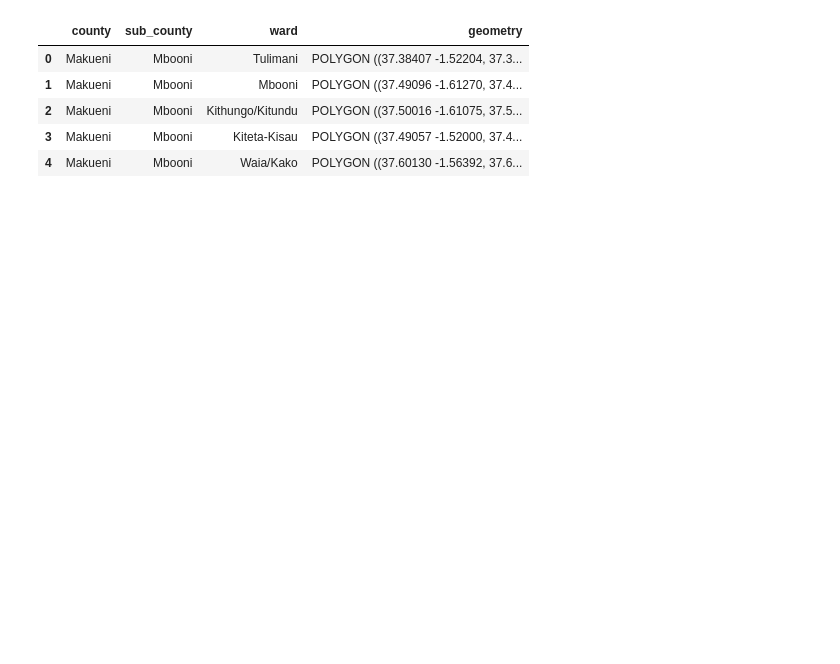
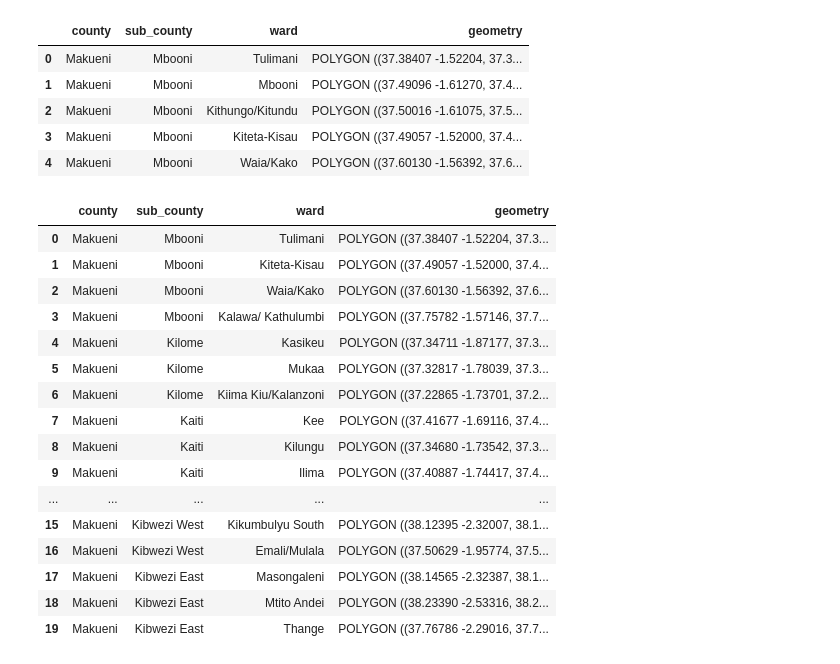
Before and after one commit to StephKisee/narigp-farmer-impact-study, a Jupyter notebook: notebook.ipynb, the cells around one changed output. Saved outputs shown, nothing was run; the diff lists cells and outputs as text; code cells hidden in the pictures; blank space fills up the shorter version.

```diff
--- a/notebook.ipynb
+++ b/notebook.ipynb
@@ -23,11 +18,31 @@ fig.show()
 # %%
 narig_wards = ['Tulimani', 'Kiteta-Kisau', 'Waia/Kako', 'Kalawa/ Kathulumbi',
  'Kee', 'Kilungu', 'Ilima',
  'Muvau/Kikumini', 'Mavindini', 'Kitise/Kithuki', 'Mbitini',
  'Kiima Kiu/Kalanzoni', 'Mukaa', 'Kasikeu',
  'Emali/Mulala', 'Kikumbulyu North', 'Kikumbulyu South',
  'Thange', 'Masongaleni', 'Mtito Andei']
 
 narig_wards = makueni_wards[makueni_wards['ward'].isin(narig_wards)].reset_index(drop=True)
 
+narig_wards.to_file('data/processed/geojson/narig_wards.geojson', driver='GeoJSON')
+
 narig_wards
+# %% [output]
+|  | county | sub_county | ward | geometry |
+| 0 | Makueni | Mbooni | Tulimani | POLYGON ((37.38407 -1.52204, 37.3... |
+| 1 | Makueni | Mbooni | Kiteta-Kisau | POLYGON ((37.49057 -1.52000, 37.4... |
+| 2 | Makueni | Mbooni | Waia/Kako | POLYGON ((37.60130 -1.56392, 37.6... |
+| 3 | Makueni | Mbooni | Kalawa/ Kathulumbi | POLYGON ((37.75782 -1.57146, 37.7... |
+| 4 | Makueni | Kilome | Kasikeu | POLYGON ((37.34711 -1.87177, 37.3... |
+| 5 | Makueni | Kilome | Mukaa | POLYGON ((37.32817 -1.78039, 37.3... |
+| 6 | Makueni | Kilome | Kiima Kiu/Kalanzoni | POLYGON ((37.22865 -1.73701, 37.2... |
+| 7 | Makueni | Kaiti | Kee | POLYGON ((37.41677 -1.69116, 37.4... |
+| 8 | Makueni | Kaiti | Kilungu | POLYGON ((37.34680 -1.73542, 37.3... |
+| 9 | Makueni | Kaiti | Ilima | POLYGON ((37.40887 -1.74417, 37.4... |
+| ... | ... | ... | ... | ... |
+| 15 | Makueni | Kibwezi West | Kikumbulyu South | POLYGON ((38.12395 -2.32007, 38.1... |
+| 16 | Makueni | Kibwezi West | Emali/Mulala | POLYGON ((37.50629 -1.95774, 37.5... |
+| 17 | Makueni | Kibwezi East | Masongaleni | POLYGON ((38.14565 -2.32387, 38.1... |
+| 18 | Makueni | Kibwezi East | Mtito Andei | POLYGON ((38.23390 -2.53316, 38.2... |
+| 19 | Makueni | Kibwezi East | Thange | POLYGON ((37.76786 -2.29016, 37.7... |
```
Also changed, not shown: parts of 2 cells of this notebook, 3 other files.
